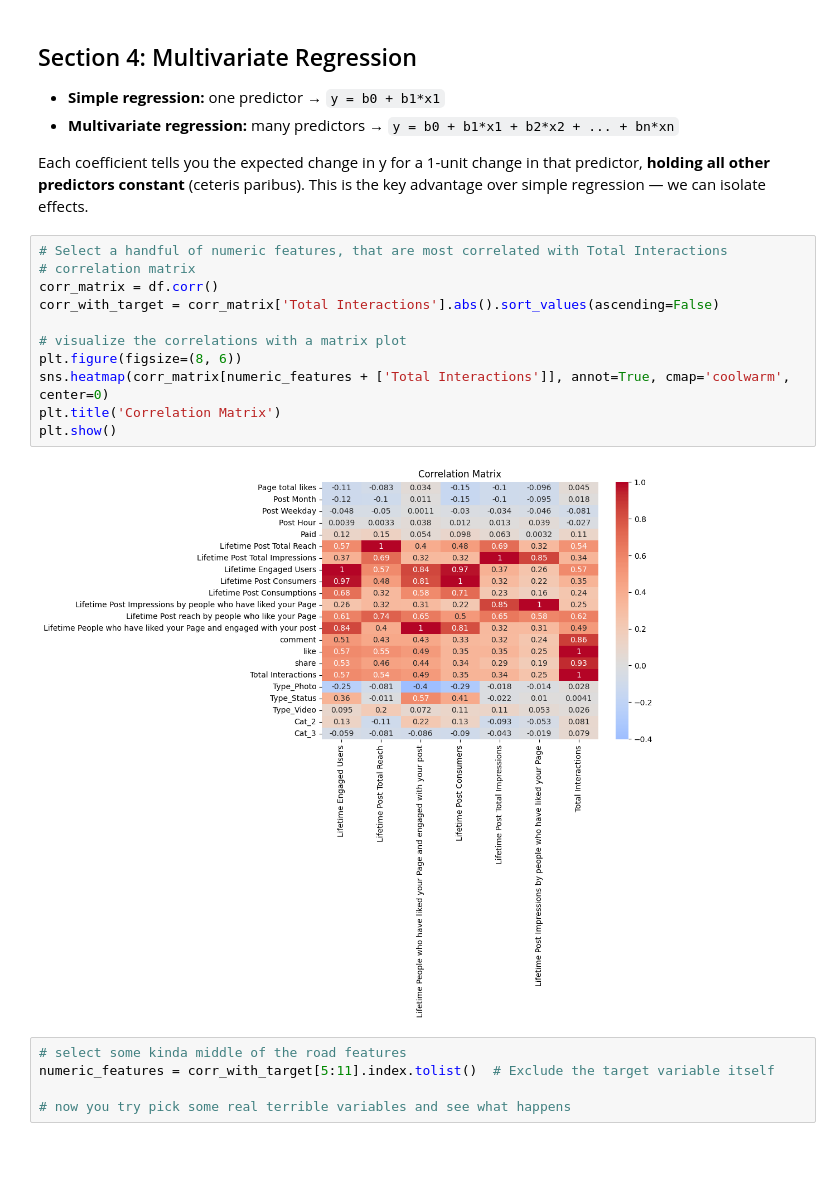
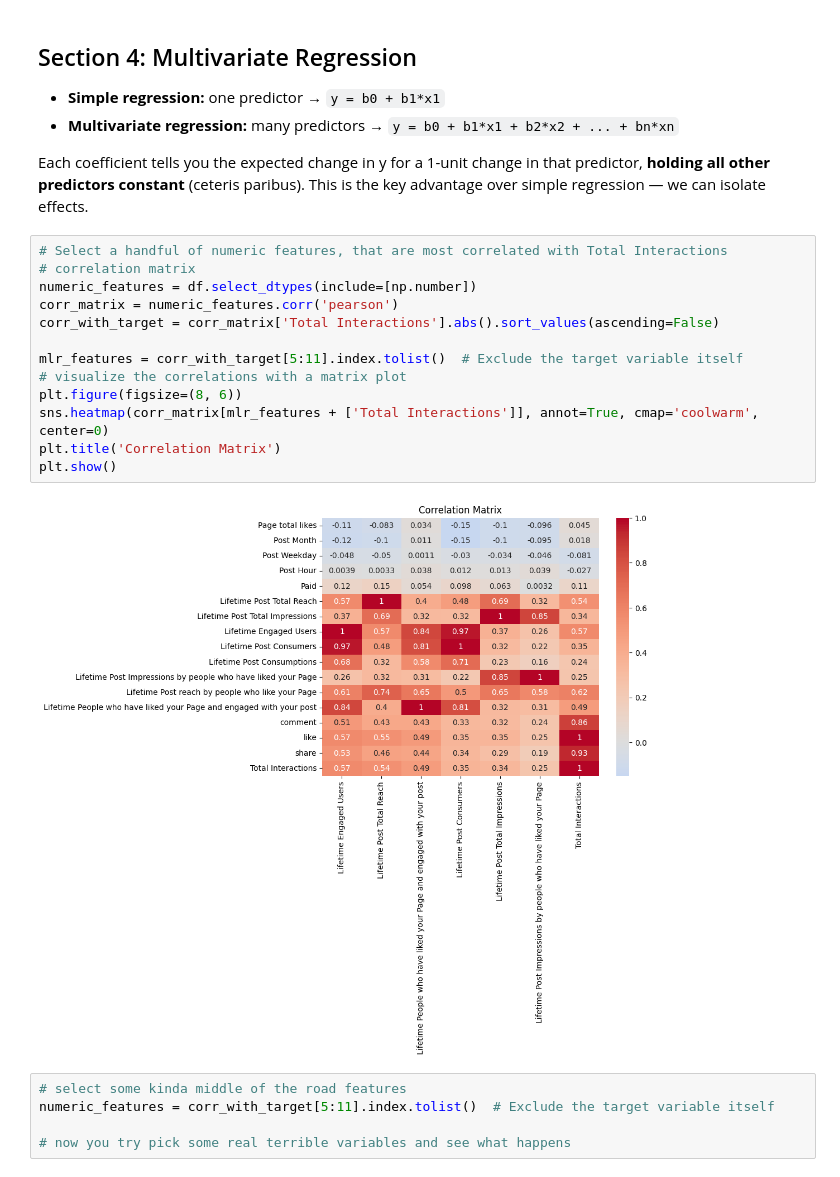
Before and after one commit to Ryanmh1024/intro_to_ml_classwork, a Jupyter notebook: makeup_regression.ipynb, the cells around one changed output. Cells and saved outputs as stored; diff of their text form.

```diff
--- a/makeup_regression.ipynb
+++ b/makeup_regression.ipynb
@@ -153,16 +154,18 @@ Each coefficient tells you the expected change in y for a 1-unit change in that
 # %%
 # Select a handful of numeric features, that are most correlated with Total Interactions
 # correlation matrix
-corr_matrix = df.corr()
+numeric_features = df.select_dtypes(include=[np.number])
+corr_matrix = numeric_features.corr('pearson')
 corr_with_target = corr_matrix['Total Interactions'].abs().sort_values(ascending=False)
 
+mlr_features = corr_with_target[5:11].index.tolist()  # Exclude the target variable itself
 # visualize the correlations with a matrix plot
 plt.figure(figsize=(8, 6))
-sns.heatmap(corr_matrix[numeric_features + ['Total Interactions']], annot=True, cmap='coolwarm', center=0)
+sns.heatmap(corr_matrix[mlr_features + ['Total Interactions']], annot=True, cmap='coolwarm', center=0)
 plt.title('Correlation Matrix')
 plt.show()
 # %% [output]
-[figure, old version]
+[figure, new version]
 # %%
 # select some kinda middle of the road features
 numeric_features = corr_with_target[5:11].index.tolist()  # Exclude the target variable itself
```
Also changed, not shown: parts of 3 cells of this notebook.
